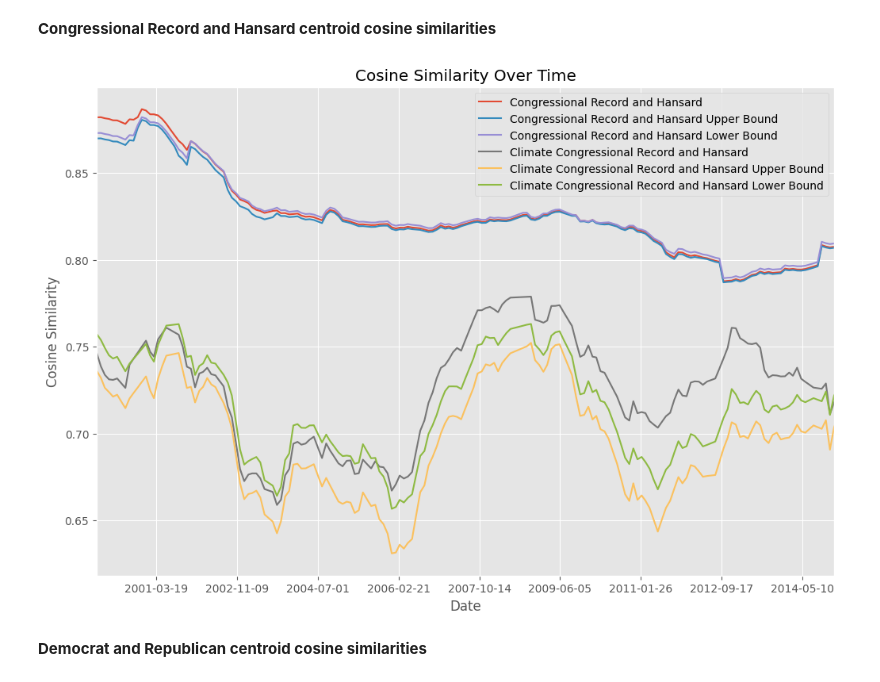
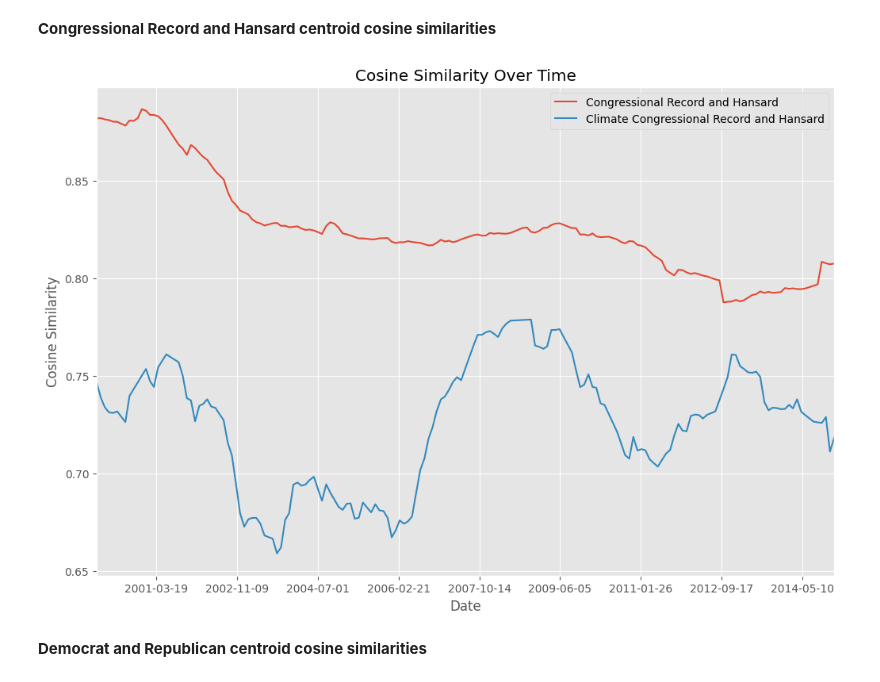
Before and after one commit to felixwallis/pir-dissertation, a Jupyter notebook: analysis/word_embeddings_analysis.ipynb, the cells around one changed output. Saved outputs shown, nothing was run; the diff lists cells and outputs as text; code cells hidden in the pictures.

Commit message:
improved approach for calculating centroids and cosine similarities

```diff
--- a/analysis/word_embeddings_analysis.ipynb
+++ b/analysis/word_embeddings_analysis.ipynb
@@ -454,19 +454,10 @@ def calculate_period_centroids(speeches_df, embeddings):
         year_month_embeddings = embeddings[year_month_speeches.index]
 
         centroid = year_month_embeddings.mean(axis=0)
-        std_dev = year_month_embeddings.std(axis=0)
-        # Standard Error of the Mean
-        sem = std_dev / np.sqrt(year_month_embeddings.shape[0])
-        z_score = 1.96  # Z-score for 95% confidence
-
-        confidence_interval = z_score * sem
-        upper_bound = centroid + confidence_interval
-        lower_bound = centroid - confidence_interval
-
-        data.append([year_month, centroid, upper_bound, lower_bound])
+        data.append([year_month, centroid])
 
     centroids_df = pd.DataFrame(
-        data, columns=['year_month', 'centroid', 'upper_bound', 'lower_bound'])
+        data, columns=['year_month', 'centroid'])
     return centroids_df
 # %% [markdown]
 **Congressional Record and Hansard Centroids**
@@ -614,4 +585,5 @@ cosine_similarities_df = create_cosine_similarity_df(
 cosine_similarities_df = create_cosine_similarity_df(
     cosine_similarities_df, climate_labour_centroids, climate_conservative_centroids, 'climate_labour_conservative')
 
-cosine_similarities_df = cosine_similarities_df.fillna(method='ffill')
+cosine_similarities_df = cosine_similarities_df.ffill()
+cosine_similarities_df = cosine_similarities_df.bfill()
@@ -633,36 +596,22 @@ timestamps = cosine_similarities_df.index.to_timestamp()
 # %%
 plt.figure(figsize=(12, 8))
 ax = plt.gca()
 plt.plot(timestamps, cosine_similarities_df['congressional_record_hansard_centroid_similarity'].rolling(
     window=24).mean(),
     label='Congressional Record and Hansard')
-plt.plot(timestamps, cosine_similarities_df['congressional_record_hansard_upper_bound_similarity'].rolling(
-    window=24).mean(),
-    label='Congressional Record and Hansard Upper Bound')
-plt.plot(timestamps, cosine_similarities_df['congressional_record_hansard_lower_bound_similarity'].rolling(
-    window=24).mean(),
-    label='Congressional Record and Hansard Lower Bound')
-
 plt.plot(timestamps, cosine_similarities_df['climate_congressional_record_hansard_centroid_similarity'].rolling(
     window=24).mean(),
     label='Climate Congressional Record and Hansard')
-plt.plot(timestamps, cosine_similarities_df['climate_congressional_record_hansard_upper_bound_similarity'].rolling(
-    window=24).mean(),
-    label='Climate Congressional Record and Hansard Upper Bound')
-plt.plot(timestamps, cosine_similarities_df['climate_congressional_record_hansard_lower_bound_similarity'].rolling(
-    window=24).mean(),
-    label='Climate Congressional Record and Hansard Lower Bound')
-
 
 plt.title('Cosine Similarity Over Time')
 ax.xaxis.set_major_locator(plt.MaxNLocator(10))
 ax.set_xlim(pd.to_datetime("2000-01-01"), pd.to_datetime("2015-01-01"))
 plt.xlabel('Date')
 plt.ylabel('Cosine Similarity')
 plt.legend()
 plt.show()
 # %% [output]
-[figure, old version]
+[figure, new version]
 # %% [markdown]
 **Democrat and Republican centroid cosine similarities**
 # %%
```
Also changed, not shown: parts of 5 cells of this notebook.
